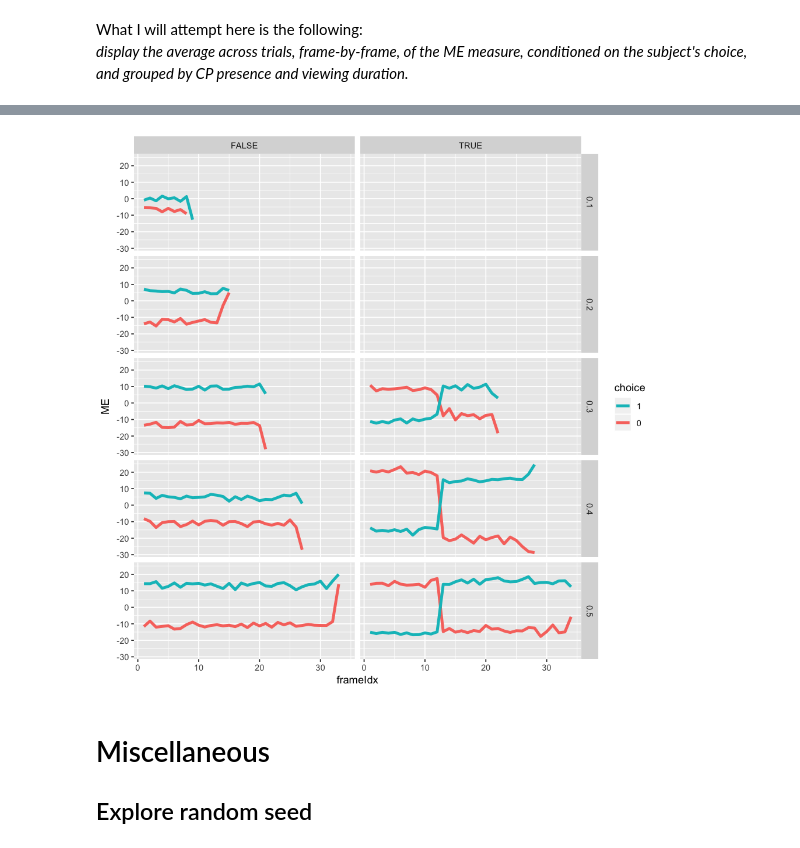
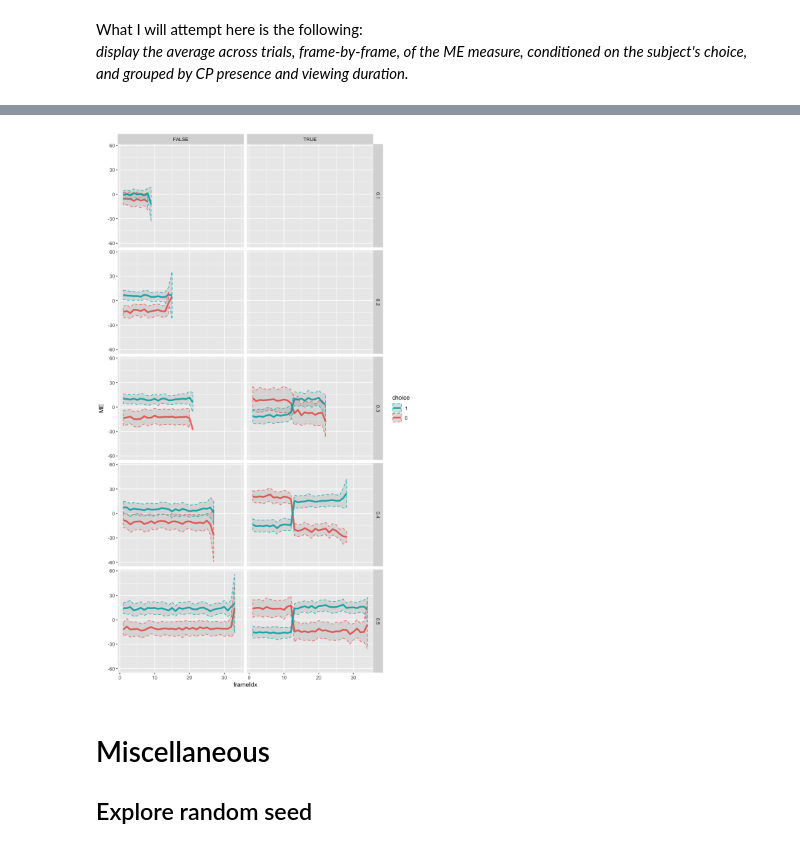
Before and after one commit to TheGoldLab/Analysis_SingleCP_DotsReversal, a Jupyter notebook: Jupyter/pilot11.ipynb, the cells around one changed output, grey strips where cells are left out. Cells and saved outputs as stored; diff of their text form; code cells hidden in the pictures.

```diff
--- a/Jupyter/pilot11.ipynb
+++ b/Jupyter/pilot11.ipynb
@@ -1006,16 +1006,16 @@ ggplot(diffDots, aes(x=as.factor(choice), y=diffDots)) +
 Let's display the number of coherent dots on each frames, grouping by subject's choice.
 # %%
 # count coherent dots on each frame
-cohDots <- DOTS[!is.na(validTrialCount),
-                .(numCohDots=sum(isCoherent),
-                  initDirection,
-                  endDirection,
-                  presenceCP,
-                  correct,
-                  coherence,
-                  viewingDuration,
-                  choice),
-                by=.(frameIdx, validTrialCount)]
+cohDots <- unique(DOTS[!is.na(validTrialCount),
+                       .(numCohDots=sum(isCoherent),
+                       initDirection,
+                       endDirection,
+                       presenceCP,
+                       correct,
+                       coherence,
+                       viewingDuration,
+                       choice),
+                       by=.(frameIdx, validTrialCount)]) # I should not have to call unique() here... :(
 
 # see if some frames have 0 coherent dots
 # unique(cohDots[numCohDots == 0,.(validTrialCount)])
@@ -1083,7 +1083,10 @@ ggplot(cohDots[validTrialCount > 466], aes(x=frameIdx, y=signedNumCohDots)) +
 What I will attempt here is the following:
 *display the average across trials, frame-by-frame, of the ME measure, conditioned on the subject's choice, and grouped by CP presence and viewing duration.*
 # %%
-revKerNumCohDots <- cohDots[, .(ME=mean(signedNumCohDots)), by=.(viewingDuration, presenceCP, frameIdx, choice)]
+revKerNumCohDots <- cohDots[, .(ME=mean(signedNumCohDots),
+                                numTrials=.N,
+                                sem=sd(signedNumCohDots) / sqrt(.N)),
+                            by=.(viewingDuration, presenceCP, frameIdx, choice)]
 # %%
 head(revKerNumCohDots)
 # %% [output]
@@ -1097,12 +1137,15 @@ head(revKerNumCohDots)
 # %%
 # control output figure size
-options(repr.plot.width=8, repr.plot.height=8)
+options(repr.plot.width=8, repr.plot.height=14)
+
 ggplot(revKerNumCohDots,aes(x=frameIdx,y=ME), colour=choice, group=choice) +
     geom_line(aes(col=choice), size=LINE_WIDTH) +
+    geom_ribbon(aes(ymin=ME-2*sem, ymax=ME+2*sem, col=choice), linetype=2, alpha=0.1) +
+#     geom_errorbar(aes(ymin=ME-2*sem, ymax=ME+2*sem), colour="black", width=SMALL_ERROR_WIDTH)+
     facet_grid(viewingDuration~presenceCP) +
     guides(colour = guide_legend(reverse=T))
 # %% [output]
-[figure, old version]
+[figure, new version]
 # %% [markdown]
 # Miscellaneous
 ##  Explore random seed
```
Also changed, not shown: parts of 4 cells of this notebook.
